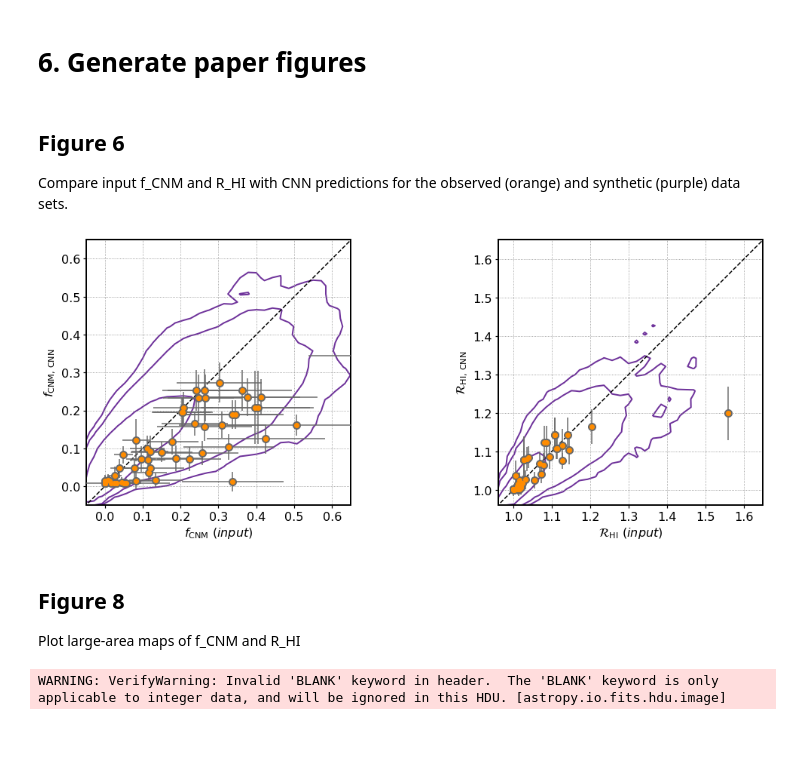
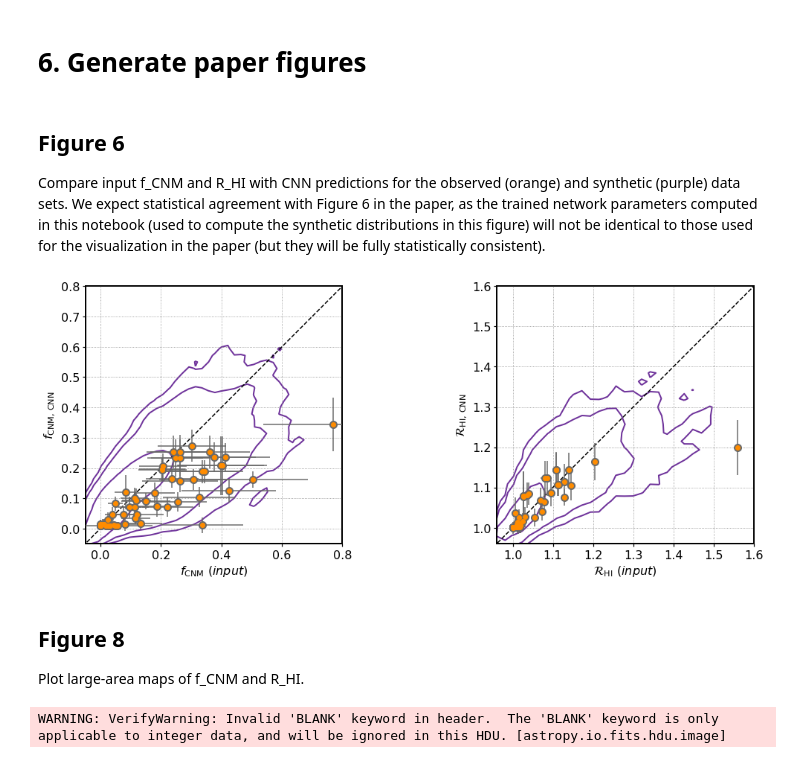
Before and after one commit to cmurray-astro/CNN_forthe_CNM, a Jupyter notebook: MPK20_analysis.ipynb, the cells around one changed output. Saved outputs shown, nothing was run; the diff lists cells and outputs as text; code cells hidden in the pictures; blank space fills up the shorter version.

```diff
--- a/MPK20_analysis.ipynb
+++ b/MPK20_analysis.ipynb
@@ -197,17 +201,17 @@ Compute the saliency of the output layer of the network to asses which channels
 # Select the output layer
 layer_idx = utils.find_layer_idx(cnn, 'preds')
 
-fig = plt.figure(0,[24,18])
+fig = plt.figure(0,[21,26])
 
 # Compute the saliency of the output layer for the observed test set as input
 for k in tqdm(range(np.shape(Y_test)[0])):
     grads_fcnm = visualize_saliency(cnn, layer_idx, filter_indices=0, seed_input=X_test[k,:,:])
     grads_rhi = visualize_saliency(cnn, layer_idx, filter_indices=1, seed_input=X_test[k,:,:])
-    ax = plt.subplot(8,9,k+1)
+    ax = plt.subplot(10,6,k+1)
 
-    if k % 9 == 0:
+    if k % 6 == 0:
         ax.set_ylabel('TB [K]')
-    if k > 48:
+    if k > 51:
         ax.set_xlabel('Channels')
 
     ax.plot(X_test[k,:], color='black', lw=2)
@@ -223,6 +227,7 @@ for k in tqdm(range(np.shape(Y_test)[0])):
 
     ax.set_xlim(100,300)
 
+
 plt.tight_layout()
 # %% [output]
 [interactive output not drawn]
@@ -279,7 +284,7 @@ def plot_cool_contours(xx, yy, kvals, ax,  find_grid=True, contourcolor=None, lw
 # %% [markdown]
 ## Figure 6
 
-Compare input f_CNM and R_HI with CNN predictions for the observed (orange) and synthetic (purple) data sets.
+Compare input f_CNM and R_HI with CNN predictions for the observed (orange) and synthetic (purple) data sets. We expect statistical agreement with Figure 6 in the paper, as the trained network parameters computed in this notebook (used to compute the synthetic distributions in this figure) will not be identical to those used for the visualization in the paper (but they will be fully statistically consistent).
 # %%
 fig = plt.figure(figsize=[16,6])
 
@@ -297,42 +302,42 @@ ax.scatter(obs['fcnm_obs'], obs['fcnm_cnn'], color='dimgrey', marker='o', zorder
 ax.grid(ls='dotted', color='grey')
 
 plot_cool_contours(Y_validate[:,0], Y_predicted[:,0],kvals, ax, 'bone')
 
 xvs = np.linspace(-0.1,1.,10)
 ax.plot(xvs, xvs, ls='dashed', color='black')
 ax.set_aspect('equal')
-ax.set_ylim(-0.05,0.65)
-ax.set_xlim(-0.05,0.65)
+ax.set_ylim(-0.05,0.8)
+ax.set_xlim(-0.05,0.8)
 
 kmin = 0.96
 kmax = 2.
 kvals = [kmin, kmax, kmin, kmax]
 
 ax2.errorbar(obs['rhi_obs'], obs['rhi_cnn'], xerr = obs['rhi_obs_err'], yerr = obs['rhi_cnn_err'], markersize=6, fmt='o', color='darkorange',  ecolor='dimgrey', alpha=1.0, zorder=4)
 ax2.scatter(obs['rhi_obs'], obs['rhi_cnn'], color='dimgrey', marker='o', zorder=3, s=100, alpha=1.0)
 ax2.grid(ls='dotted', color='grey')
 
 plot_cool_contours(Y_validate[:,1], Y_predicted[:,1], kvals, ax2, 'bone')
 
 xvs = np.linspace(0.9,2.,10)
 ax2.plot(xvs, xvs, ls='dashed',color='black')
 ax2.set_aspect('equal')
-ax2.set_ylim(0.96, 1.65)
-ax2.set_xlim(0.96, 1.65)
+ax2.set_ylim(0.96, 1.6)
+ax2.set_xlim(0.96, 1.6)
 
 ax2.set_xlabel(r'$\mathcal{R}_{\rm HI} \,\, (input)$')
 ax2.set_ylabel(r'$\mathcal{R}_{\rm HI,\, CNN}$')
 
 ax.set_xlabel(r'$f_{\rm CNM} \,\, (input)$')
 ax.set_ylabel(r'$f_{\rm CNM,\,CNN}$')
 
 plt.tight_layout()
 # %% [output]
-[figure, old version]
+[figure, new version]
 # %% [markdown]
 ## Figure 8
 
-Plot large-area maps of f_CNM and R_HI
+Plot large-area maps of f_CNM and R_HI.
 # %%
 good_cmap_fcnm = plt.cm.get_cmap('Blues_r')
 good_cmap_fcnm.set_bad('grey',0.)
```
Also changed, not shown: parts of 13 cells of this notebook.
